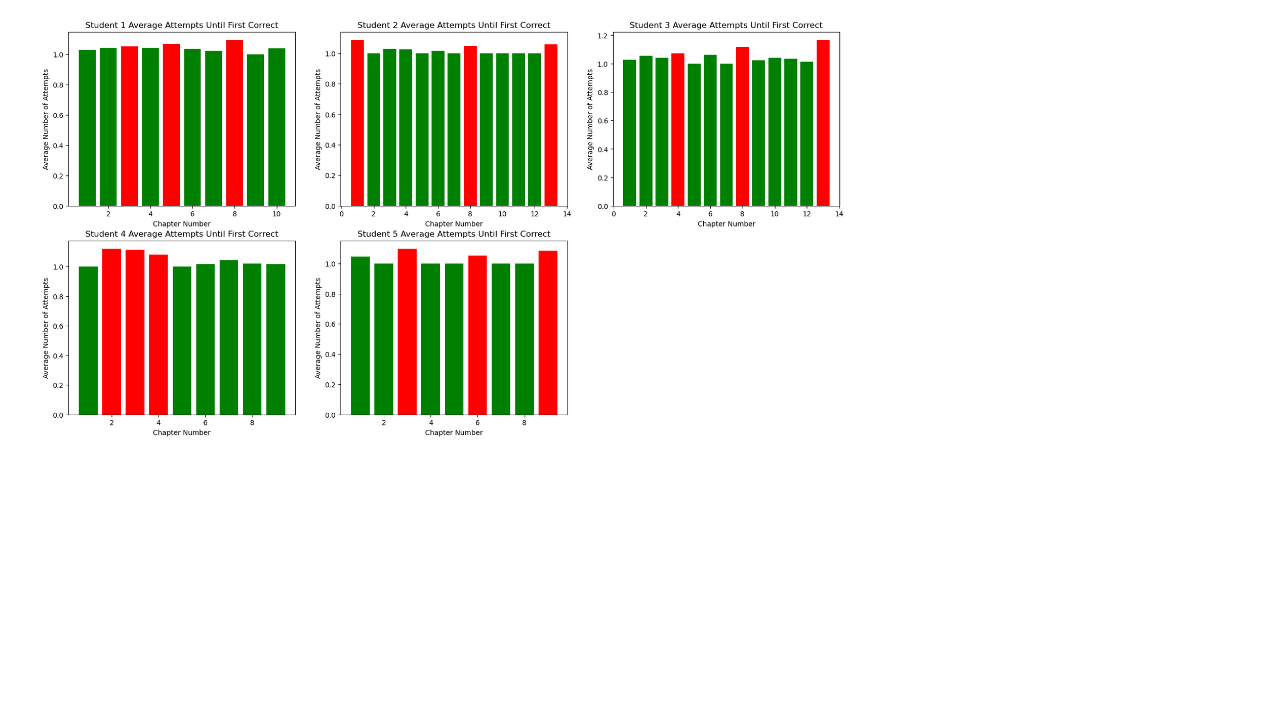
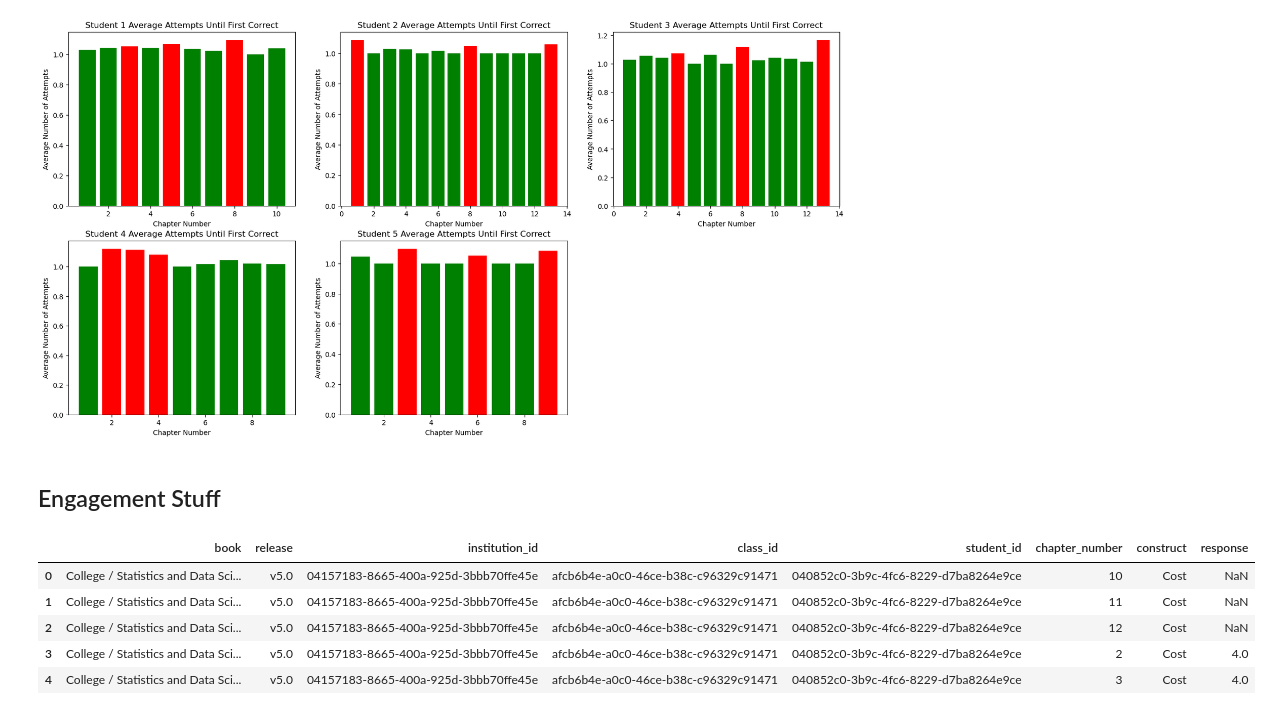
Before and after one commit to davidOplatka/DataFest2024, a Jupyter notebook: Basic Visualizations.ipynb, the cells around one changed output. Saved outputs shown, nothing was run; the diff lists cells and outputs as text; code cells hidden in the pictures; blank space fills up the shorter version.

```diff
--- a/Basic Visualizations.ipynb
+++ b/Basic Visualizations.ipynb
@@ -113,3 +121,5 @@ for i, student in enumerate(students):
 plt.show()
 # %% [output]
 [figure]
+# %% [markdown]
+## Engagement Stuff
@@ -115,0 +128,9 @@ plt.show()
+# %%
+engagement.head()
+# %% [output]
+|  | book | release | institution_id | class_id | student_id | chapter_number | construct | response |
+| 0 | College / Statistics and Data Sci... | v5.0 | 04157183-8665-400a-925d-3bbb70ffe45e | afcb6b4e-a0c0-46ce-b38c-c96329c91471 | 040852c0-3b9c-4fc6-8229-d7ba8264e9ce | 10 | Cost | NaN |
+| 1 | College / Statistics and Data Sci... | v5.0 | 04157183-8665-400a-925d-3bbb70ffe45e | afcb6b4e-a0c0-46ce-b38c-c96329c91471 | 040852c0-3b9c-4fc6-8229-d7ba8264e9ce | 11 | Cost | NaN |
+| 2 | College / Statistics and Data Sci... | v5.0 | 04157183-8665-400a-925d-3bbb70ffe45e | afcb6b4e-a0c0-46ce-b38c-c96329c91471 | 040852c0-3b9c-4fc6-8229-d7ba8264e9ce | 12 | Cost | NaN |
+| 3 | College / Statistics and Data Sci... | v5.0 | 04157183-8665-400a-925d-3bbb70ffe45e | afcb6b4e-a0c0-46ce-b38c-c96329c91471 | 040852c0-3b9c-4fc6-8229-d7ba8264e9ce | 2 | Cost | 4.0 |
+| 4 | College / Statistics and Data Sci... | v5.0 | 04157183-8665-400a-925d-3bbb70ffe45e | afcb6b4e-a0c0-46ce-b38c-c96329c91471 | 040852c0-3b9c-4fc6-8229-d7ba8264e9ce | 3 | Cost | 4.0 |
```
Also changed, not shown: parts of 4 cells of this notebook, 1 other file.
